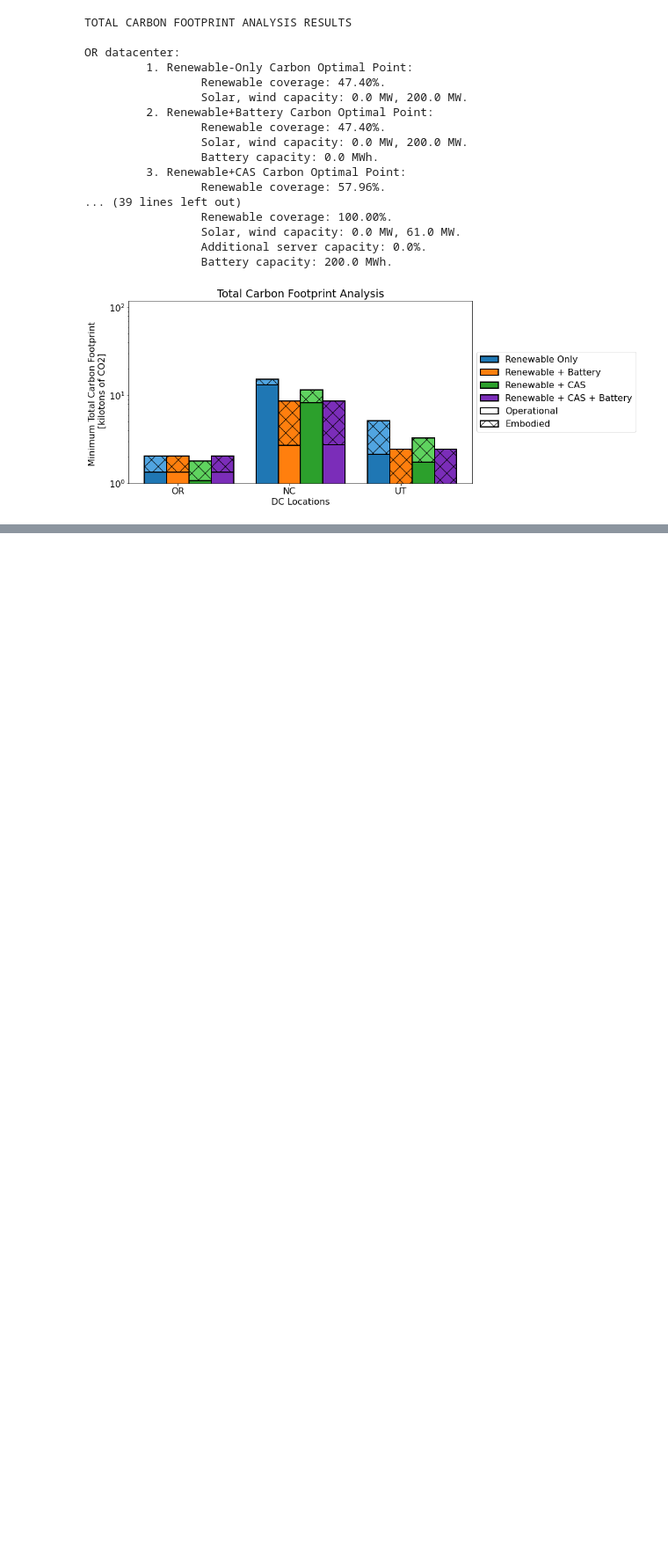
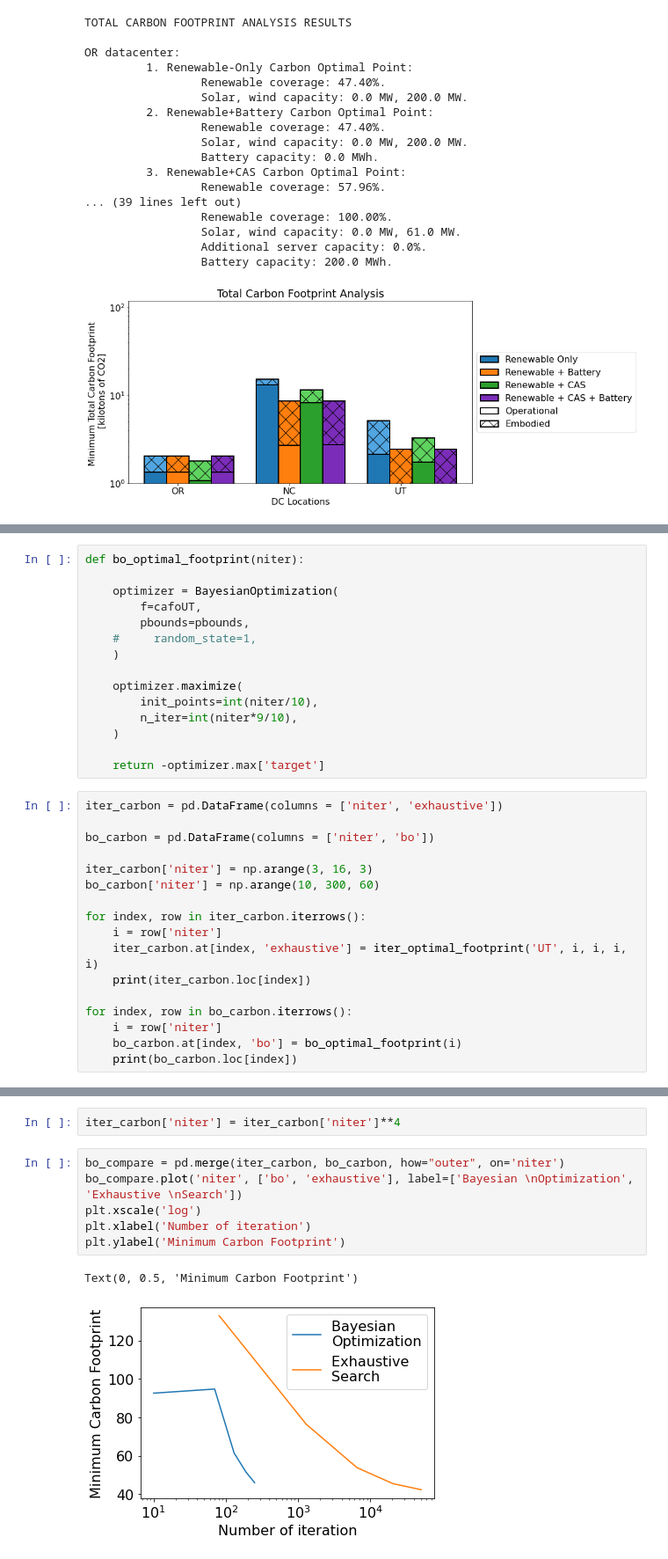
Before and after one commit to facebookresearch/CarbonExplorer, a Jupyter notebook: Carbon_Explorer.ipynb, the cells around one changed output, grey strips where cells are left out. Shown at 88% size. Saved outputs shown, nothing was run; the diff lists cells and outputs as text; blank space fills up the shorter version.

Commit message:
Added Bayesian Optimization

```diff
--- a/Carbon_Explorer.ipynb
+++ b/Carbon_Explorer.ipynb
@@ -1469,0 +1786,32 @@ OR datacenter:
+# %%
+def bo_optimal_footprint(niter):
+
+    optimizer = BayesianOptimization(
+        f=cafoUT,
+        pbounds=pbounds,
+    #     random_state=1,
+    )
+
+    optimizer.maximize(
+        init_points=int(niter/10),
+        n_iter=int(niter*9/10),
+    )
+
+    return -optimizer.max['target']
+# %%
+iter_carbon = pd.DataFrame(columns = ['niter', 'exhaustive'])
+
+bo_carbon = pd.DataFrame(columns = ['niter', 'bo'])
+
+iter_carbon['niter'] = np.arange(3, 16, 3)
+bo_carbon['niter'] = np.arange(10, 300, 60)
+
+for index, row in iter_carbon.iterrows():
+    i = row['niter']
+    iter_carbon.at[index, 'exhaustive'] = iter_optimal_footprint('UT', i, i, i, i)
+    print(iter_carbon.loc[index])
+
+for index, row in bo_carbon.iterrows():
+    i = row['niter']
+    bo_carbon.at[index, 'bo'] = bo_optimal_footprint(i)
+    print(bo_carbon.loc[index])
@@ -1469,0 +1836,11 @@ OR datacenter:
+# %%
+iter_carbon['niter'] = iter_carbon['niter']**4
+# %%
+bo_compare = pd.merge(iter_carbon, bo_carbon, how="outer", on='niter')
+bo_compare.plot('niter', ['bo', 'exhaustive'], label=['Bayesian \nOptimization', 'Exhaustive \nSearch'])
+plt.xscale('log')
+plt.xlabel('Number of iteration')
+plt.ylabel('Minimum Carbon Footprint')
+# %% [output]
+Text(0, 0.5, 'Minimum Carbon Footprint')
+[figure, added]
```
Also changed, not shown: parts of 8 cells of this notebook.
